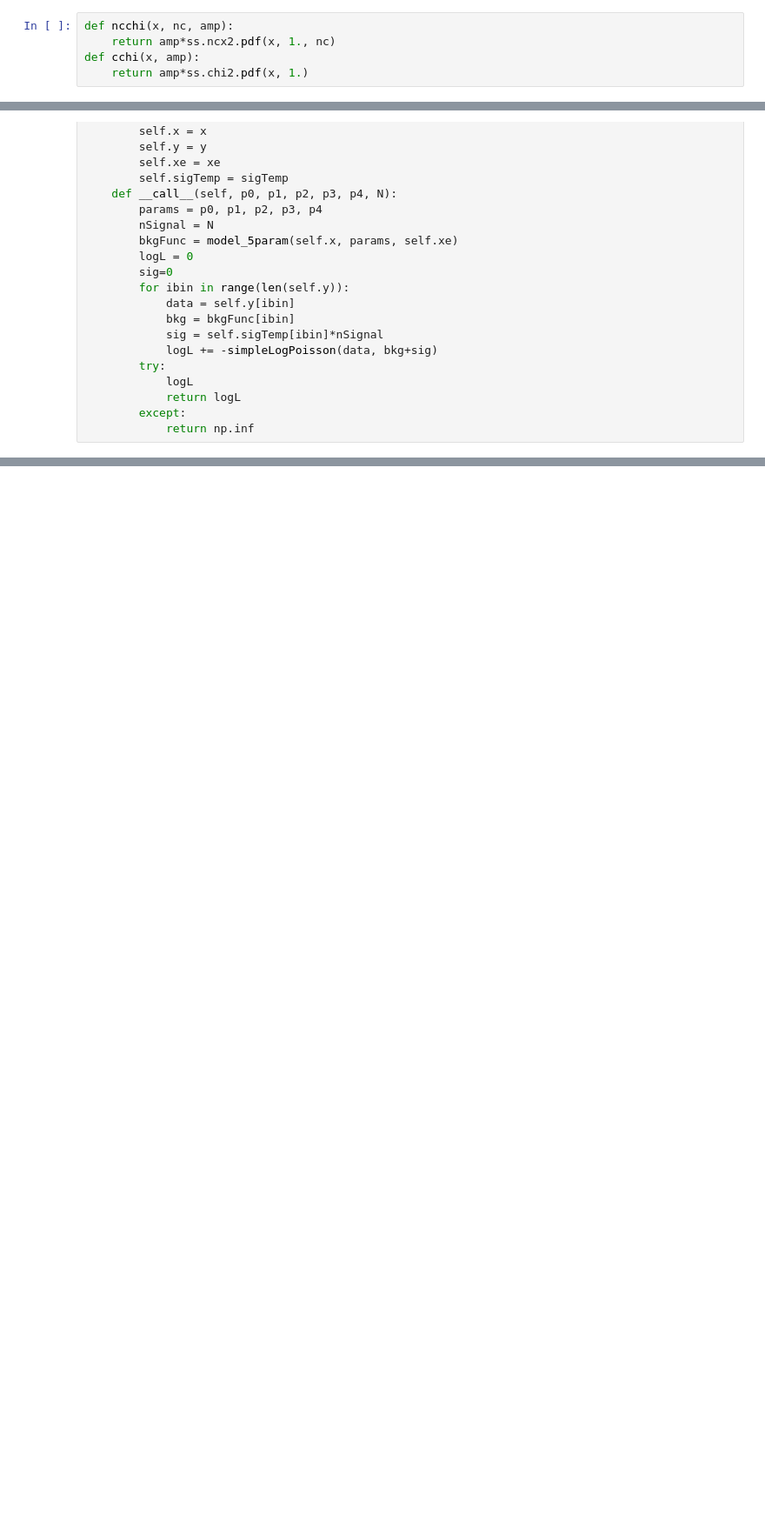
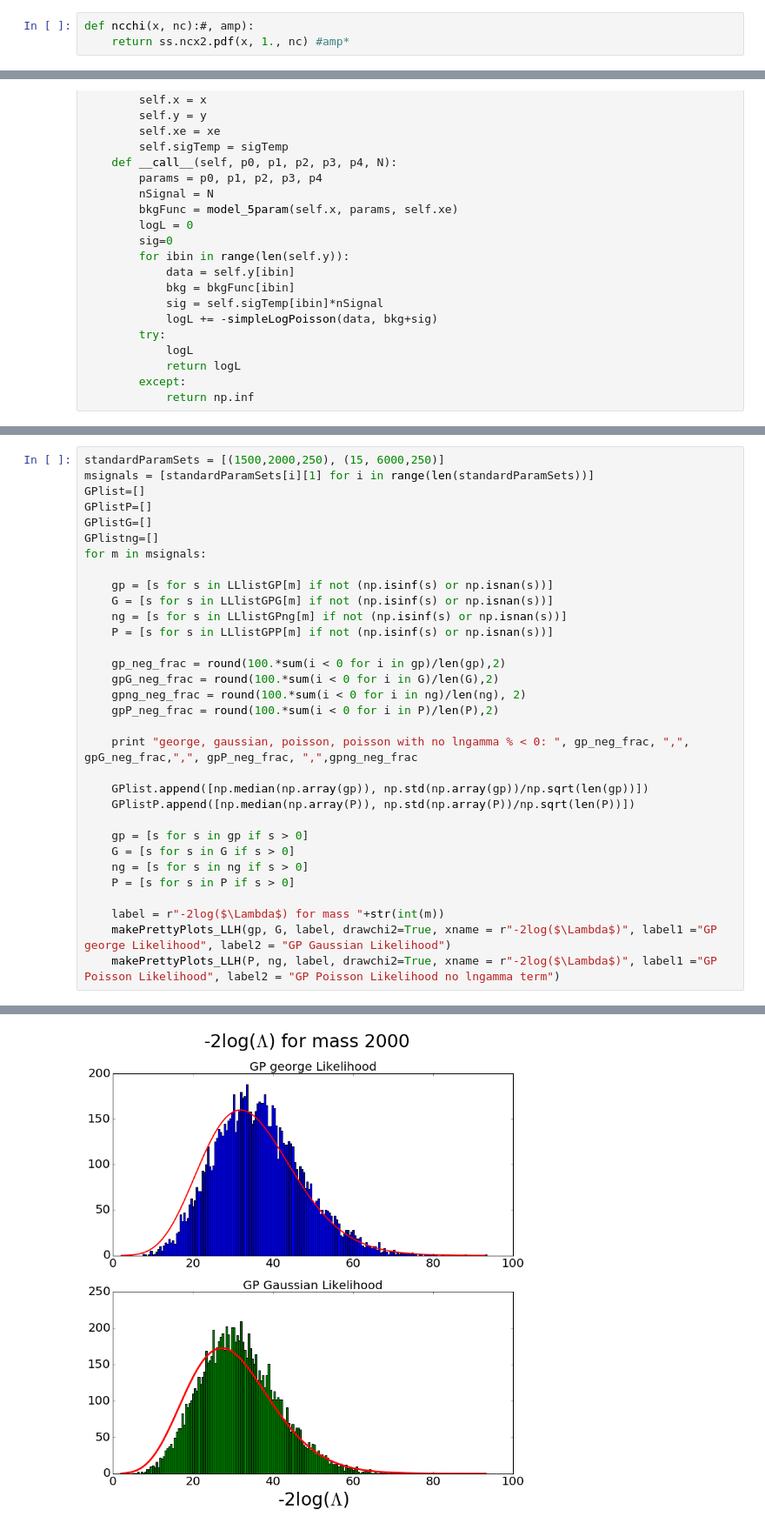
Before and after one commit to mfrate28/GP_Paper, a Jupyter notebook: LLHR-withSignal.ipynb, the cells around one changed output, grey strips where cells are left out. Shown at 87% size. Saved outputs shown, nothing was run; the diff lists cells and outputs as text; blank space fills up the shorter version.

```diff
--- a/LLHR-withSignal.ipynb
+++ b/LLHR-withSignal.ipynb
@@ -112,5 +330,3 @@ def removeZeros(data):
 # %%
-def ncchi(x, nc, amp):
-    return amp*ss.ncx2.pdf(x, 1., nc)
-def cchi(x, amp):
-    return amp*ss.chi2.pdf(x, 1.)
+def ncchi(x, nc):#, amp):
+    return ss.ncx2.pdf(x, 1., nc) #amp*
@@ -756,0 +876,33 @@ for m in msignals:
+# %%
+standardParamSets = [(1500,2000,250), (15, 6000,250)]
+msignals = [standardParamSets[i][1] for i in range(len(standardParamSets))]
+GPlist=[]
+GPlistP=[]
+GPlistG=[]
+GPlistng=[]
+for m in msignals:
+
+    gp = [s for s in LLlistGP[m] if not (np.isinf(s) or np.isnan(s))]
+    G = [s for s in LLlistGPG[m] if not (np.isinf(s) or np.isnan(s))]
+    ng = [s for s in LLlistGPng[m] if not (np.isinf(s) or np.isnan(s))]
+    P = [s for s in LLlistGPP[m] if not (np.isinf(s) or np.isnan(s))]
+
+    gp_neg_frac = round(100.*sum(i < 0 for i in gp)/len(gp),2)
+    gpG_neg_frac = round(100.*sum(i < 0 for i in G)/len(G),2)
+    gpng_neg_frac = round(100.*sum(i < 0 for i in ng)/len(ng), 2)
+    gpP_neg_frac = round(100.*sum(i < 0 for i in P)/len(P),2)
+
+    print "george, gaussian, poisson, poisson with no lngamma % < 0: ", gp_neg_frac, ",", gpG_neg_frac,",", gpP_neg_frac, ",",gpng_neg_frac
+
+    GPlist.append([np.median(np.array(gp)), np.std(np.array(gp))/np.sqrt(len(gp))])
+    GPlistP.append([np.median(np.array(P)), np.std(np.array(P))/np.sqrt(len(P))])
+
+    gp = [s for s in gp if s > 0]
+    G = [s for s in G if s > 0]
+    ng = [s for s in ng if s > 0]
+    P = [s for s in P if s > 0]
+
+    label = r"-2log($\Lambda$) for mass "+str(int(m))
+    makePrettyPlots_LLH(gp, G, label, drawchi2=True, xname = r"-2log($\Lambda$)", label1 ="GP george Likelihood", label2 = "GP Gaussian Likelihood")
+    makePrettyPlots_LLH(P, ng, label, drawchi2=True, xname = r"-2log($\Lambda$)", label1 ="GP Poisson Likelihood", label2 = "GP Poisson Likelihood no lngamma term")
+# %% [output]
@@ -756,0 +912 @@ for m in msignals:
+[figure, added]
```
Also changed, not shown: parts of 44 cells of this notebook.
